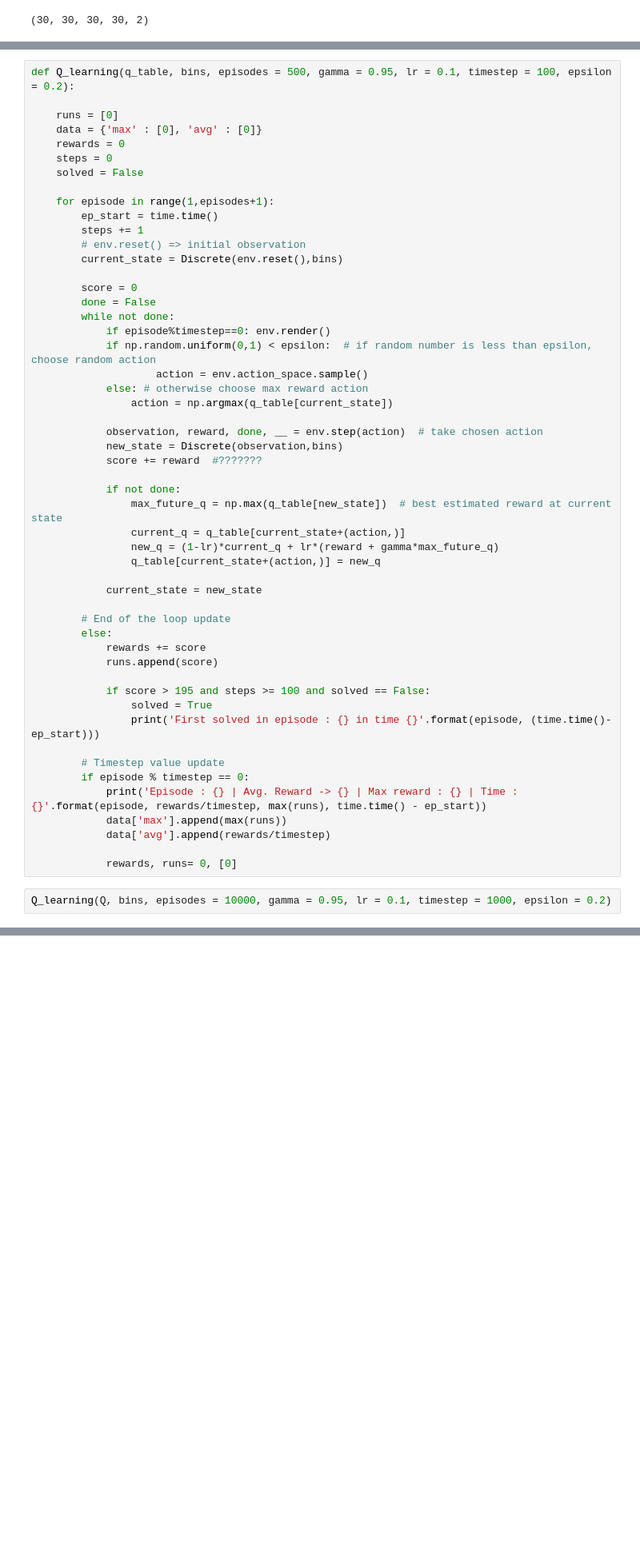
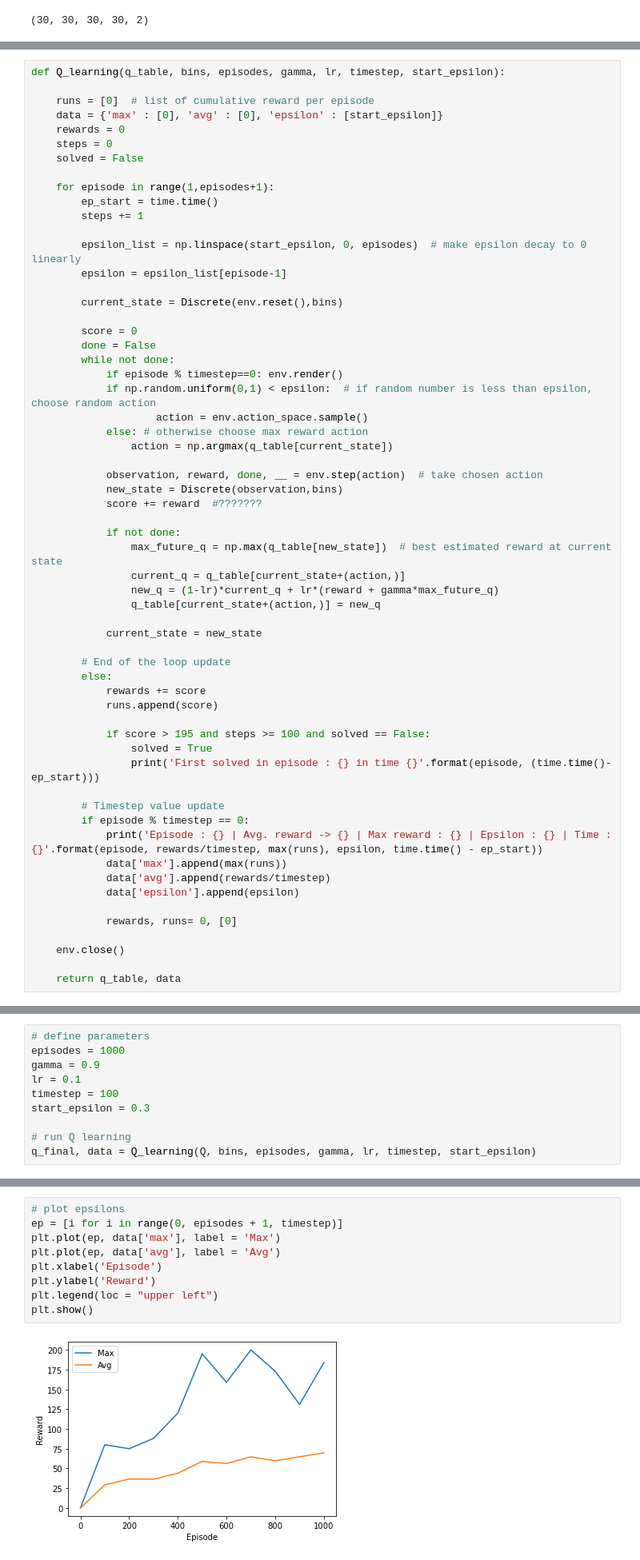
Before and after one commit to sddiener/DRL_coursework, a Jupyter notebook: Q_learning.ipynb, the cells around one changed output, grey strips where cells are left out. Shown: that part at 80% size. Cells and saved outputs as stored; diff of their text form; blank space fills up the shorter version.

Commit message:
update Q learning

```diff
--- a/Q_learning.ipynb
+++ b/Q_learning.ipynb
@@ -70,8 +71,8 @@ print(test_state_discrete)
 # %%
-def Q_learning(q_table, bins, episodes = 500, gamma = 0.95, lr = 0.1, timestep = 100, epsilon = 0.2):
+def Q_learning(q_table, bins, episodes, gamma, lr, timestep, start_epsilon):
 
-    runs = [0]
-    data = {'max' : [0], 'avg' : [0]}
+    runs = [0]  # list of cumulative reward per episode
+    data = {'max' : [0], 'avg' : [0], 'epsilon' : [start_epsilon]}
     rewards = 0
     steps = 0
     solved = False
@@ -79,13 +80,16 @@ def Q_learning(q_table, bins, episodes = 500, gamma = 0.95, lr = 0.1, timestep =
     for episode in range(1,episodes+1):
         ep_start = time.time()
         steps += 1
-        # env.reset() => initial observation
+
+        epsilon_list = np.linspace(start_epsilon, 0, episodes)  # make epsilon decay to 0 linearly
+        epsilon = epsilon_list[episode-1]
+
         current_state = Discrete(env.reset(),bins)
 
         score = 0
         done = False
         while not done:
-            if episode%timestep==0: env.render()
+            if episode % timestep==0: env.render()
             if np.random.uniform(0,1) < epsilon:  # if random number is less than epsilon, choose random action
                     action = env.action_space.sample()
             else: # otherwise choose max reward action
@@ -114,10 +118,13 @@ def Q_learning(q_table, bins, episodes = 500, gamma = 0.95, lr = 0.1, timestep =
 
         # Timestep value update
         if episode % timestep == 0:
-            print('Episode : {} | Avg. Reward -> {} | Max reward : {} | Time : {}'.format(episode, rewards/timestep, max(runs), time.time() - ep_start))
+            print('Episode : {} | Avg. reward -> {} | Max reward : {} | Epsilon : {} | Time : {}'.format(episode, rewards/timestep, max(runs), epsilon, time.time() - ep_start))
             data['max'].append(max(runs))
             data['avg'].append(rewards/timestep)
+            data['epsilon'].append(epsilon)
 
             rewards, runs= 0, [0]
+
+    env.close()
+
+    return q_table, data
-# %%
-Q_learning(Q, bins, episodes = 10000, gamma = 0.95, lr = 0.1, timestep = 1000, epsilon = 0.2)
@@ -140,0 +131,10 @@ KeyboardInterrupt:
+# %%
+# define parameters
+episodes = 1000
+gamma = 0.9
+lr = 0.1
+timestep = 100
+start_epsilon = 0.3
+
+# run Q learning
+q_final, data = Q_learning(Q, bins, episodes, gamma, lr, timestep, start_epsilon)
@@ -140,0 +153,11 @@ KeyboardInterrupt:
+# %%
+# plot epsilons
+ep = [i for i in range(0, episodes + 1, timestep)]
+plt.plot(ep, data['max'], label = 'Max')
+plt.plot(ep, data['avg'], label = 'Avg')
+plt.xlabel('Episode')
+plt.ylabel('Reward')
+plt.legend(loc = "upper left")
+plt.show()
+# %% [output]
+[figure, added]
```
Also changed, not shown: parts of 6 cells of this notebook.
